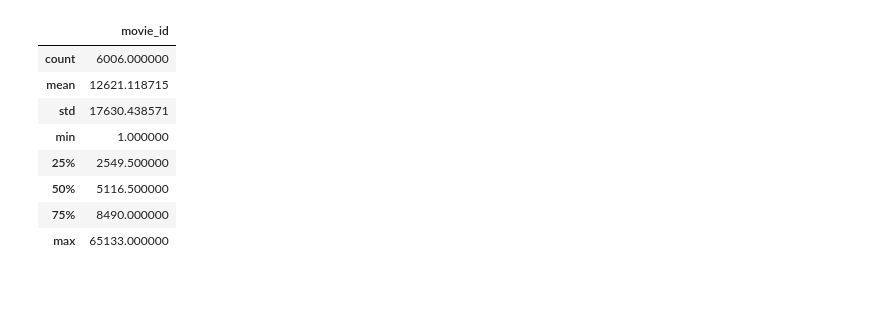
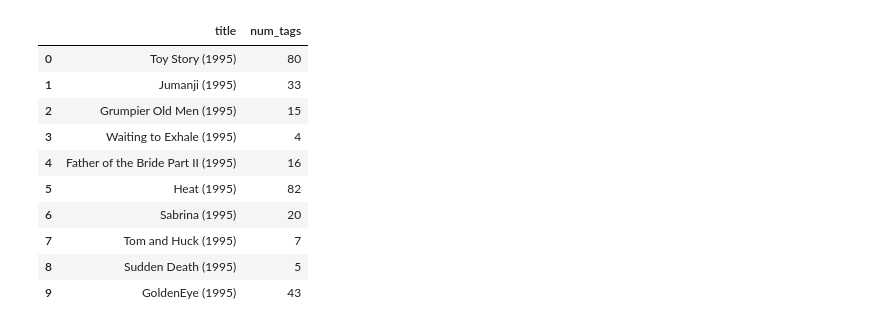
Before and after one commit to queirozfcom/auto-tagger, a Jupyter notebook: social-tags/notebooks/movielens-imdb/eda.ipynb, the cells around one changed output. Drawn from its saved outputs; the diff is of its cells as text; code cells hidden in the pictures; blank space fills up the shorter version.

```diff
--- a/social-tags/notebooks/movielens-imdb/eda.ipynb
+++ b/social-tags/notebooks/movielens-imdb/eda.ipynb
@@ -57,12 +70,15 @@ docs_df.describe(include=['object'])
-# %%
-docs_df.describe(exclude=['object'])
-# %% [output]
-|  | movie_id |
-| count | 6006.000000 |
-| mean | 12621.118715 |
-| std | 17630.438571 |
-| min | 1.000000 |
-| 25% | 2549.500000 |
-| 50% | 5116.500000 |
-| 75% | 8490.000000 |
-| max | 65133.000000 |
+# %%
+docs_df['num_tags'] = docs_df['tags'].map(lambda tags: len(tags.split(',')) )
+docs_df[['title','num_tags']].head(10)
+# %% [output]
+|  | title | num_tags |
+| 0 | Toy Story (1995) | 80 |
+| 1 | Jumanji (1995) | 33 |
+| 2 | Grumpier Old Men (1995) | 15 |
+| 3 | Waiting to Exhale (1995) | 4 |
+| 4 | Father of the Bride Part II (1995) | 16 |
+| 5 | Heat (1995) | 82 |
+| 6 | Sabrina (1995) | 20 |
+| 7 | Tom and Huck (1995) | 7 |
+| 8 | Sudden Death (1995) | 5 |
+| 9 | GoldenEye (1995) | 43 |
```
Also changed, not shown: parts of 10 cells of this notebook, 15 other files.
